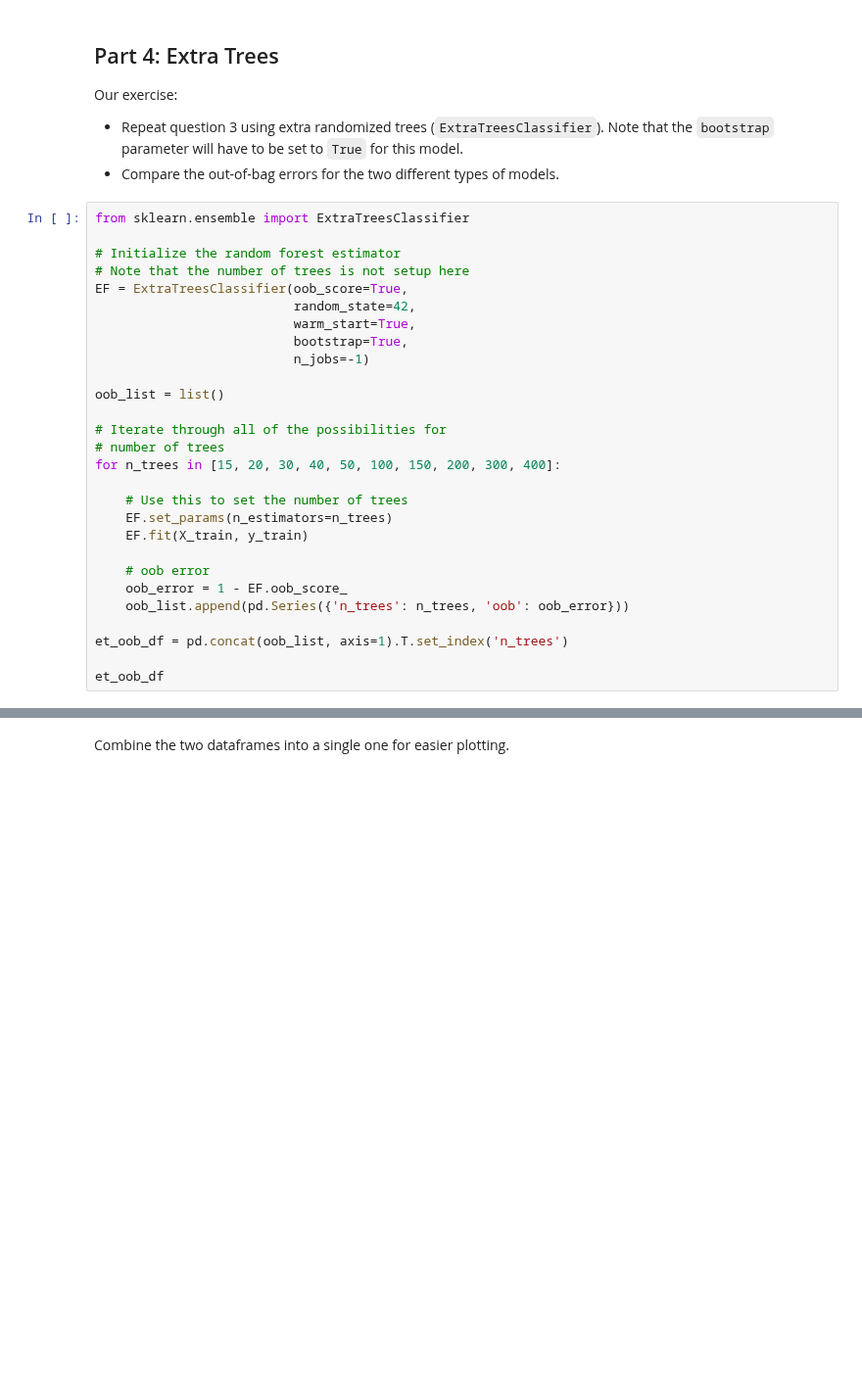
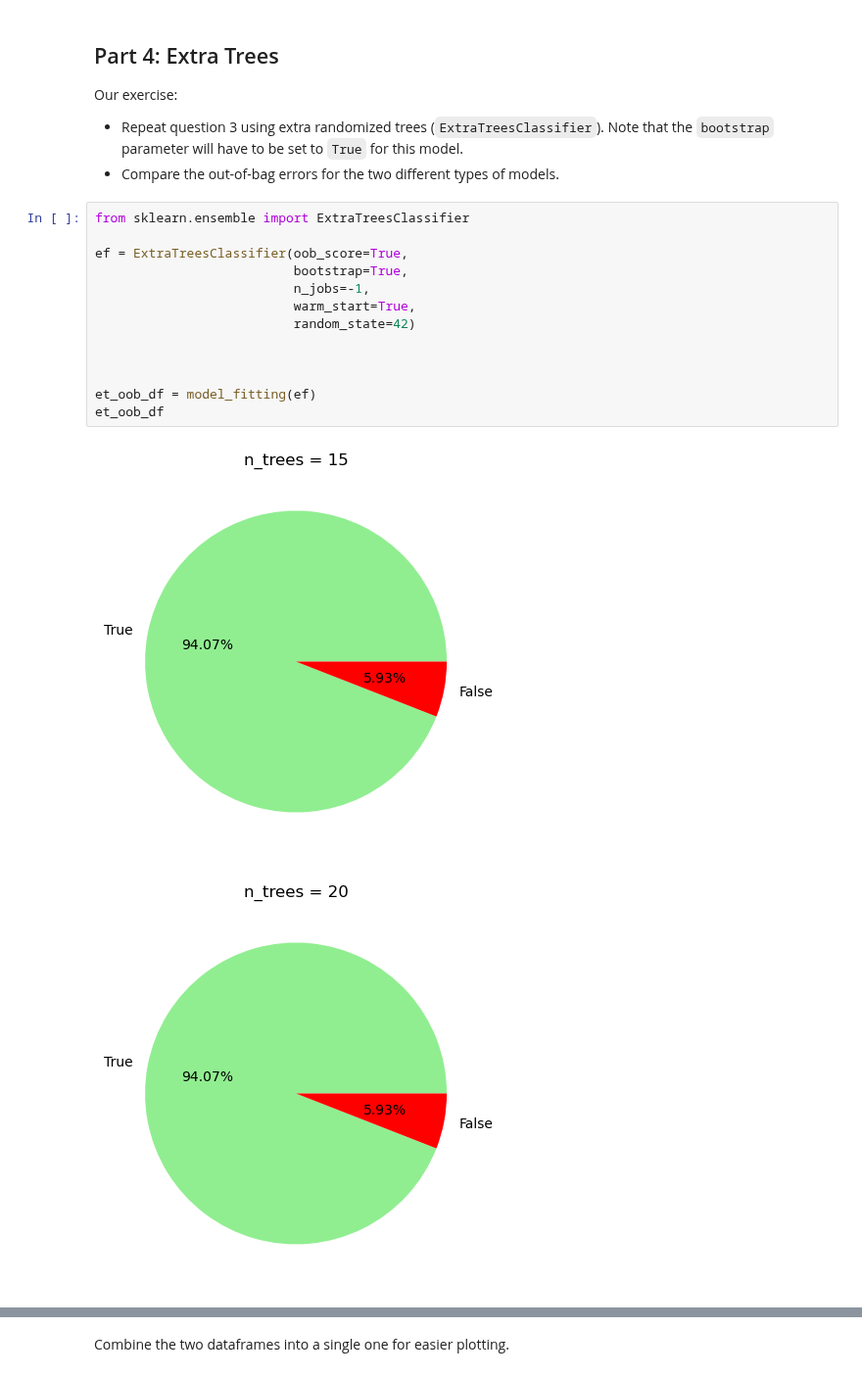
Before and after one commit to htetaunglynn94/coursera, a Jupyter notebook: ibm_ml_series/supervised_ml_classification/module_5/holab_bagging.ipynb, the cells around one changed output, grey strips where cells are left out. Shown at 98% size. Cells and saved outputs as stored; diff of their text form; blank space fills up the shorter version.

```diff
--- a/ibm_ml_series/supervised_ml_classification/module_5/holab_bagging.ipynb
+++ b/ibm_ml_series/supervised_ml_classification/module_5/holab_bagging.ipynb
@@ -174,31 +293,19 @@ Our exercise:
 
 *   Repeat question 3 using extra randomized trees (`ExtraTreesClassifier`). Note that the `bootstrap` parameter will have to be set to `True` for this model.
 *   Compare the out-of-bag errors for the two different types of models.
-# %%
-from sklearn.ensemble import ExtraTreesClassifier
-
-# Initialize the random forest estimator
-# Note that the number of trees is not setup here
-EF = ExtraTreesClassifier(oob_score=True,
-                          random_state=42,
-                          warm_start=True,
-                          bootstrap=True,
-                          n_jobs=-1)
-
-oob_list = list()
-
-# Iterate through all of the possibilities for
-# number of trees
-for n_trees in [15, 20, 30, 40, 50, 100, 150, 200, 300, 400]:
-
-    # Use this to set the number of trees
-    EF.set_params(n_estimators=n_trees)
-    EF.fit(X_train, y_train)
-
-    # oob error
-    oob_error = 1 - EF.oob_score_
-    oob_list.append(pd.Series({'n_trees': n_trees, 'oob': oob_error}))
-
-et_oob_df = pd.concat(oob_list, axis=1).T.set_index('n_trees')
-
-et_oob_df
+# %%
+from sklearn.ensemble import ExtraTreesClassifier
+
+ef = ExtraTreesClassifier(oob_score=True,
+                          bootstrap=True,
+                          n_jobs=-1,
+                          warm_start=True,
+                          random_state=42)
+
+
+
+et_oob_df = model_fitting(ef)
+et_oob_df
+# %% [output]
+[figure, added]
+[figure, added]
```
Also changed, not shown: parts of 41 cells of this notebook, 2 other files.
